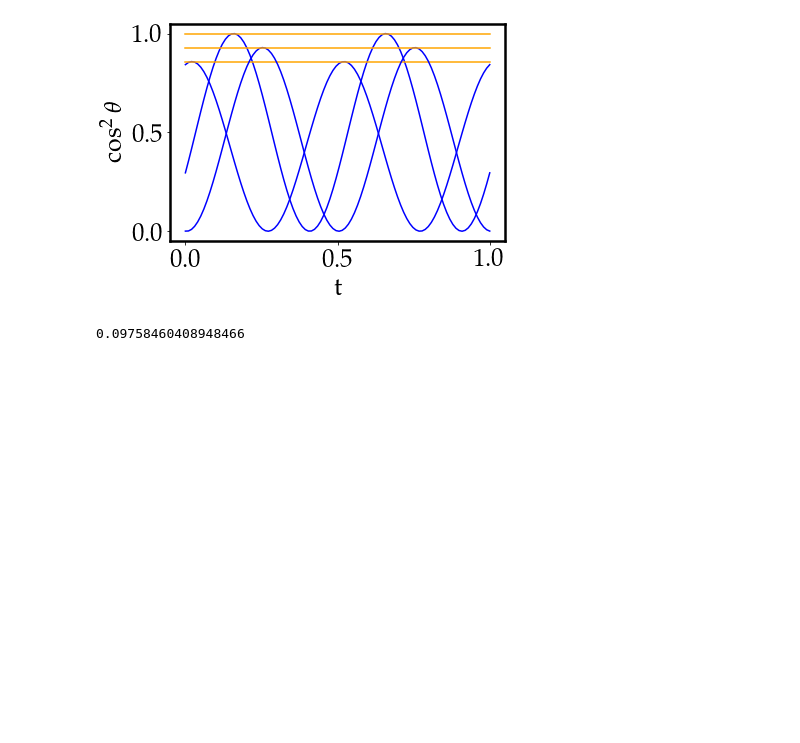
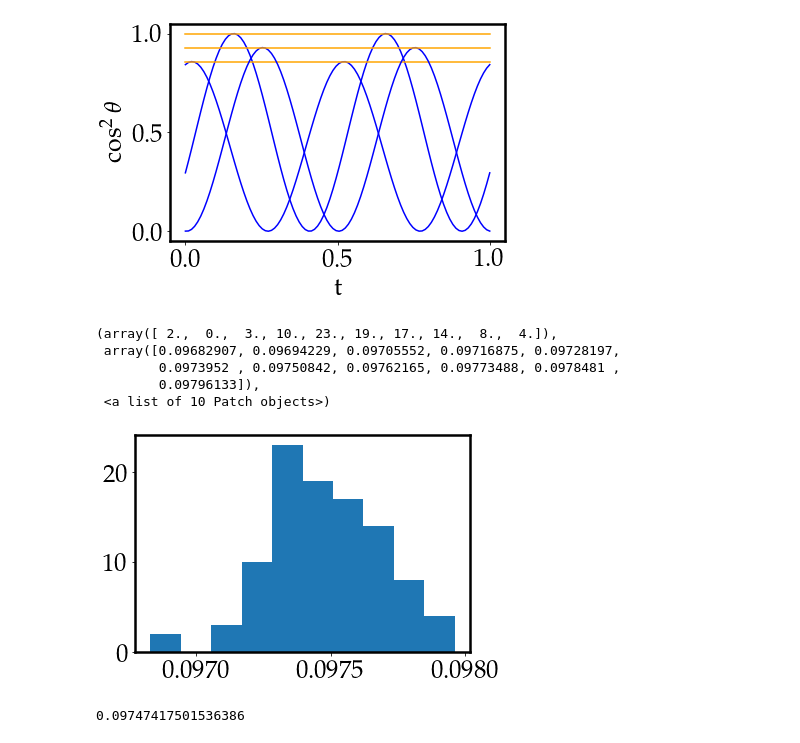
Before and after one commit to cajohare/DarkPhotonCookbook, a Jupyter notebook: code/Polarisation_angles.ipynb, the cells around one changed output. Cells and saved outputs as stored; diff of their text form; code cells hidden in the pictures; blank space fills up the shorter version.

```diff
--- a/code/Polarisation_angles.ipynb
+++ b/code/Polarisation_angles.ipynb
@@ -254,7 +252,20 @@ plt.ylabel(r'$\cos^2{\theta}$')
 Text(0, 0.5, '$\\cos^2{\\theta}$')
 [figure]
 # %%
-costh_X = 2*random.uniform(size=1000000)-1
-sort(1-costh_X**2)[int(0.05*1000000)]
+c95 = zeros(shape=100)
+for i in tqdm(range(0,100)):
+    costh_X = 2*random.uniform(size=5000000)-1
+    c95[i] = sort(1-costh_X**2)[int(0.05*5000000)]
-# %% [output]
-0.09758460408948466
+# %%
+plt.hist(c95)
+# %% [output]
+(array([ 2.,  0.,  3., 10., 23., 19., 17., 14.,  8.,  4.]),
+ array([0.09682907, 0.09694229, 0.09705552, 0.09716875, 0.09728197,
+        0.0973952 , 0.09750842, 0.09762165, 0.09773488, 0.0978481 ,
+        0.09796133]),
+ <a list of 10 Patch objects>)
+[figure, added]
+# %%
+mean(c95)
+# %% [output]
+0.09747417501536386
```
Also changed, not shown: parts of 6 cells of this notebook, 45 other files.
